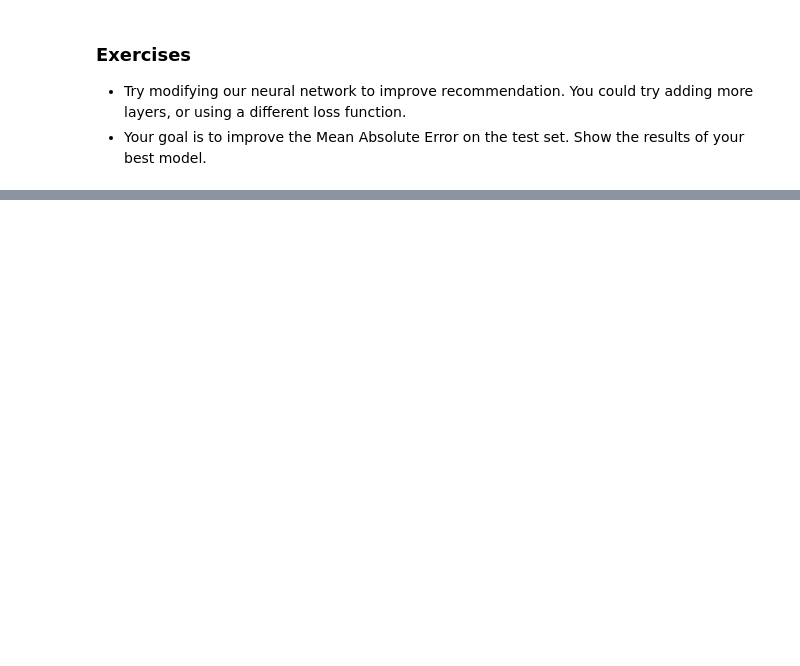
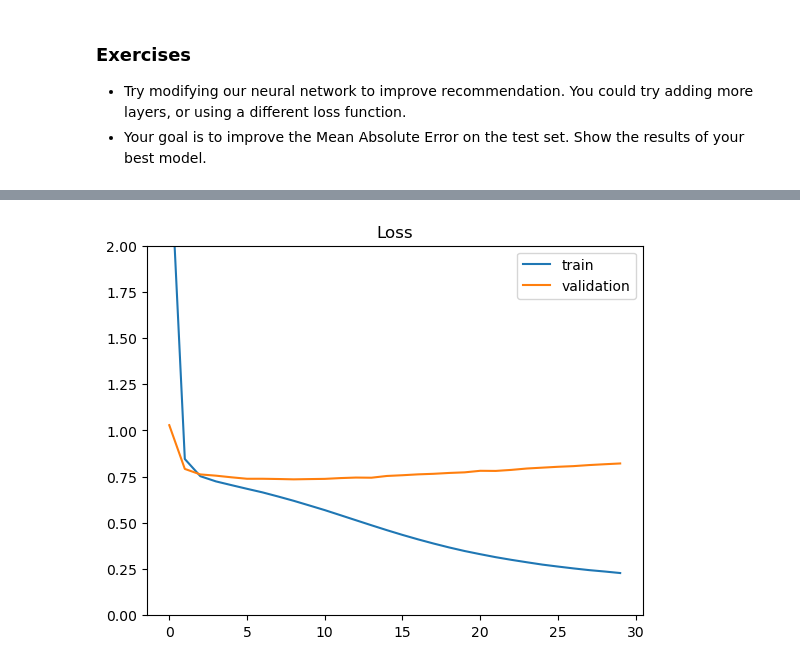
Before and after one commit to slathwal/deep_learning, a Jupyter notebook: 01_materials/labs/lab_3.ipynb, the cells around one changed output, grey strips where cells are left out. Saved outputs shown, nothing was run; the diff lists cells and outputs as text; code cells hidden in the pictures; blank space fills up the shorter version.

```diff
--- a/01_materials/labs/lab_3.ipynb
+++ b/01_materials/labs/lab_3.ipynb
@@ -525,6 +537,9 @@ for title, pred_rating in recommend(5):
 # %%
+from tensorflow.keras.layers import Concatenate
+from tensorflow.keras.regularizers import l1, l2
+
 # Extend and improve the model below
-class RegressionModel(Model):
+class RegressionModelWithHiddenLayer(Model):
     def __init__(self, embedding_size, max_user_id, max_item_id):
         super().__init__()
 
@@ -537,6 +552,12 @@ class RegressionModel(Model):
 
         # The following two layers don't have parameters.
         self.flatten = Flatten()
+
+        # Hidden and output layers
+        #self.concatenate = Concatenate(axis = -1)
+        #self.hidden = Dense(units =  100, activation = "relu", name = "hidden_layer")
+        #self.output_layer = Dense(units= 1, activation = "linear", name = "output_layer")
+
         self.dot = Dot(axes=1)
 
     def call(self, inputs):
@@ -545,12 +566,16 @@ class RegressionModel(Model):
 
         user_vecs = self.flatten(self.user_embedding(user_inputs))
         item_vecs = self.flatten(self.item_embedding(item_inputs))
+        #combined_vecs = self.concatenate([user_vecs, item_vecs])
+        #hidden_output = self.hidden(combined_vecs)
+        #y = self.output_layer(hidden_output)
+
 
         y = self.dot([user_vecs, item_vecs])
         return y
 
 
-model = RegressionModel(embedding_size=64, max_user_id=all_ratings['user_id'].max(), max_item_id=all_ratings['item_id'].max())
+model = RegressionModelWithHiddenLayer(embedding_size=64, max_user_id=all_ratings['user_id'].max(), max_item_id=all_ratings['item_id'].max())
 model.compile(optimizer="adam", loss='mae')
 # %%
 # Training the model
@@ -559,0 +606,8 @@ history = model.fit([user_id_train, item_id_train], rating_train,
+# %%
+plt.plot(history.history['loss'], label='train')
+plt.plot(history.history['val_loss'], label='validation')
+plt.ylim(0, 2)
+plt.legend(loc='best')
+plt.title('Loss');
+# %% [output]
+[figure, added]
```
Also changed, not shown: parts of 17 cells of this notebook.
